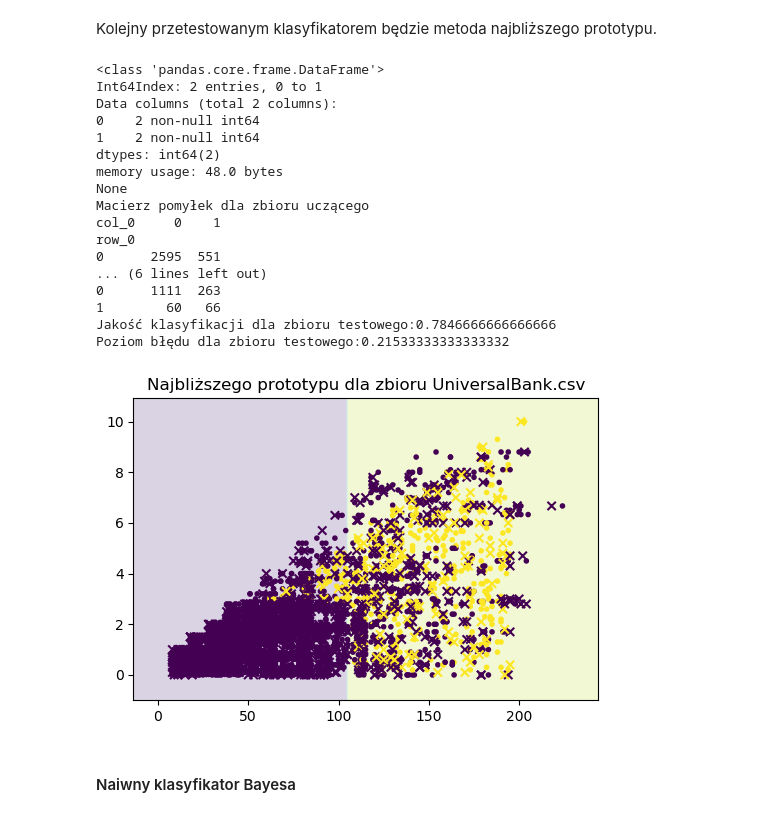
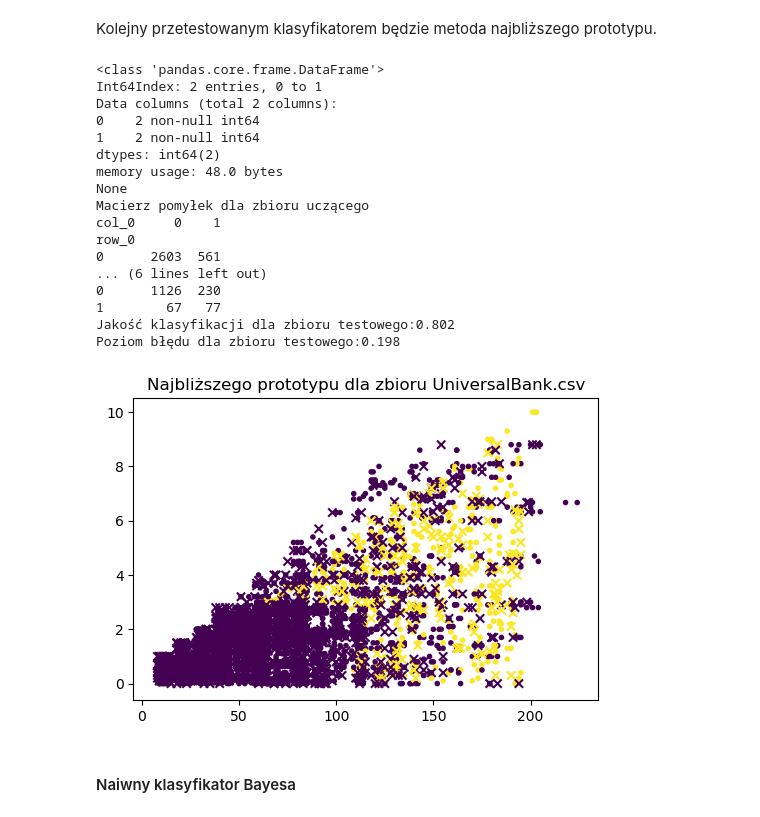
Before and after one commit to wanero13/priad, a Jupyter notebook: pachnia_kossakowski_banki.ipynb, the cells around one changed output. Drawn from its saved outputs; the diff is of its cells as text; code cells hidden in the pictures.

```diff
--- a/pachnia_kossakowski_banki.ipynb
+++ b/pachnia_kossakowski_banki.ipynb
@@ -248,0 +340,25 @@ Ramka df_short:
+# %%
+k = 2
+df_short_no_personal = df_short.drop(columns = ['Personal Loan'])
+kmeans = KMeans(n_clusters=k, random_state=0)
+kmeans.fit(df_short_no_personal)
+etykiety_klastrow = kmeans.fit_predict(df_short_no_personal)
+personalLoan = df_short['Personal Loan']
+
+plt.figure(figsize=(15,5))
+plt.subplot(1,3,1)
+plt.scatter( x=df_short['Income'], y=df_short['CCAvg'], c=personalLoan)
+plt.title('dane oryginalne')
+#plt.figure(figsize=(5,5))
+plt.subplot(1,3,2)
+plt.scatter(x=df_short_no_personal['Income'], y=df_short_no_personal['CCAvg'], marker='o', c=etykiety_klastrow)
+plt.title('wyniki grupowania k - średnich')
+#plt.scatter( x=df['Income'], y=df['CCAvg'], c=etykiety_klastrow)
+
+df['grupa'] = etykiety_klastrow
+plt.subplot(1,3,3)
+pomylki = pd.crosstab(df_org['Personal Loan'],df['grupa'])
+
+print(pomylki)
+sns.heatmap(pomylki,annot = pomylki)
+plt.title('macierz pomyłek')
@@ -293,7 +420,7 @@ def weryfikuj(model,dane,atryb):
 # %% [markdown]
 Przydatną też funkcją będzie funkcja służąca do rysownia uzyskanej klasyfikacji w przestrzeni atrybutów z uwzględnieniem granic decyzyjnych.
 # %%
-def granice(model,dane,atr_x, atr_y,tytul,kontur = 1):
+def granice(model,dane,atr_x, atr_y,tytul,atrAll,kontur = 1):
     # wyswietla granice decyzyjne
     # model - model klasyfikatora
     # dane - dane (słownik zwracany przez funkcje podziel)
@@ -301,7 +428,7 @@ def granice(model,dane,atr_x, atr_y,tytul,kontur = 1):
     # tytul - wyswietlany tytul wykresu
     # kontur - par. opcjonalny (=0 -> brak konturu)
     if (kontur == 1):
-        model.fit(dane["opis_ucz"].iloc[:,[atr_x,atr_y]], dane["dec_ucz"])
+        model.fit(dane["opis_ucz"].iloc[:,atrAll], dane["dec_ucz"])
         x_min = min(dane["opis_ucz"].iloc[:, atr_x].min(),dane["opis_test"].iloc[:, atr_x].min())
         x_max = max(dane["opis_ucz"].iloc[:, atr_x].max(),dane["opis_test"].iloc[:, atr_x].max())
         y_min = min(dane["opis_ucz"].iloc[:, atr_y].min(),dane["opis_test"].iloc[:, atr_y].min())
@@ -429,29 +558,30 @@ Kolejny przetestowanym klasyfikatorem będzie metoda najbliższego prototypu.
 # %%
 #Metoda najbliższych prototypów
 model = NearestCentroid()
+atr = [0,1,2,3,4,5,6]
 # granice dycyzyjne
-granice(model,d_test,0,1,"Najbliższego prototypu dla zbioru " + nazwa_pliku)
+granice(model,d_test,0,1,"Najbliższego prototypu dla zbioru " + nazwa_pliku,atr,0)
 # weryfikacja
 npAcc, npErr = weryfikuj(model,d_test,atr)
 # %% [output]
 <class 'pandas.core.frame.DataFrame'>
 Int64Index: 2 entries, 0 to 1
 Data columns (total 2 columns):
 0    2 non-null int64
 1    2 non-null int64
 dtypes: int64(2)
 memory usage: 48.0 bytes
 None
 Macierz pomyłek dla zbioru uczącego
 col_0     0    1
 row_0
-0      2595  551
+0      2603  561
 ... (6 lines left out)
-0      1111  263
-1        60   66
-Jakość klasyfikacji dla zbioru testowego:0.7846666666666666
-Poziom błędu dla zbioru testowego:0.21533333333333332
+0      1126  230
+1        67   77
+Jakość klasyfikacji dla zbioru testowego:0.802
+Poziom błędu dla zbioru testowego:0.198
-[figure, old version]
+[figure, new version]
 # %% [markdown]
 #### Naiwny klasyfikator Bayesa
 # %%
```
Also changed, not shown: parts of 31 cells of this notebook, 1 other file.
